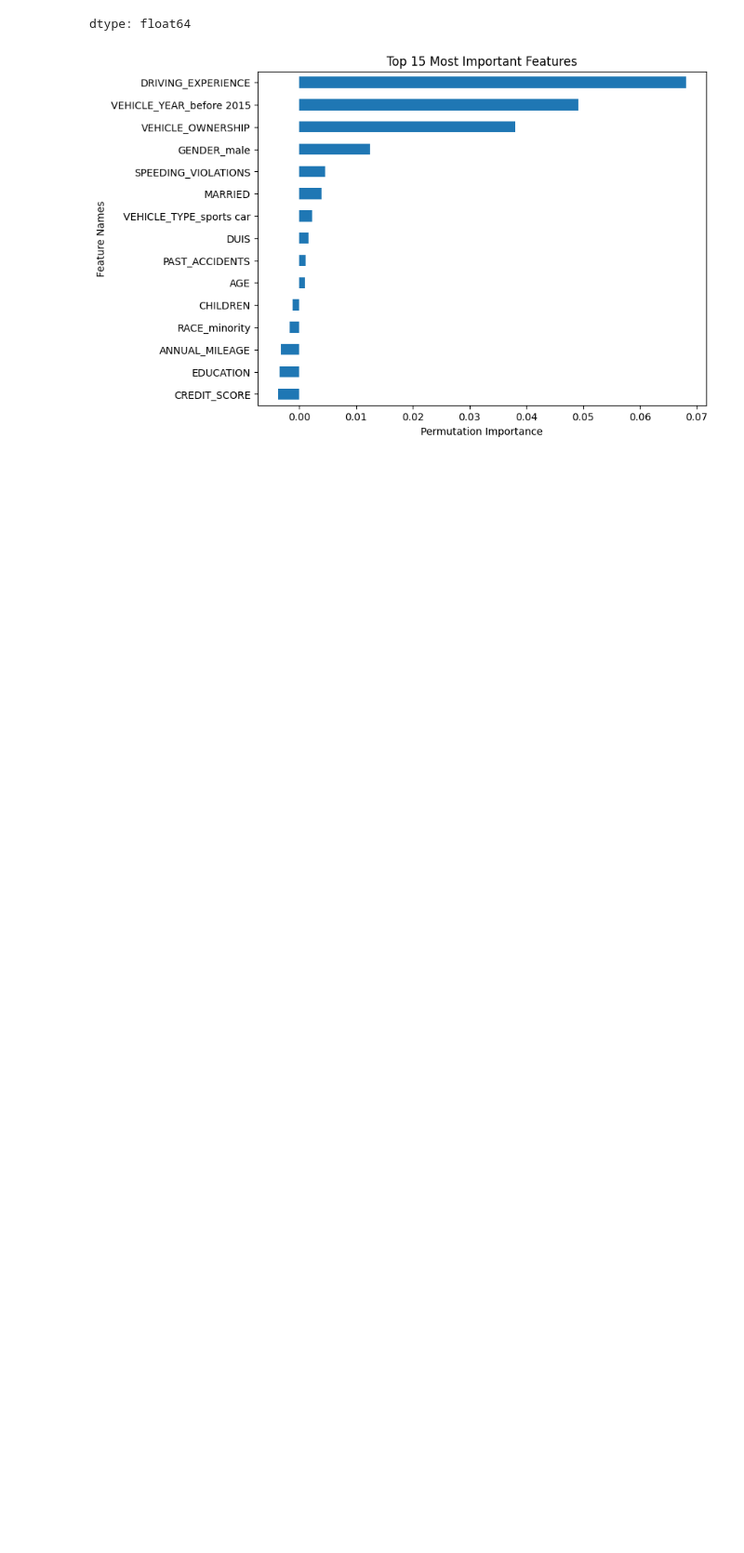
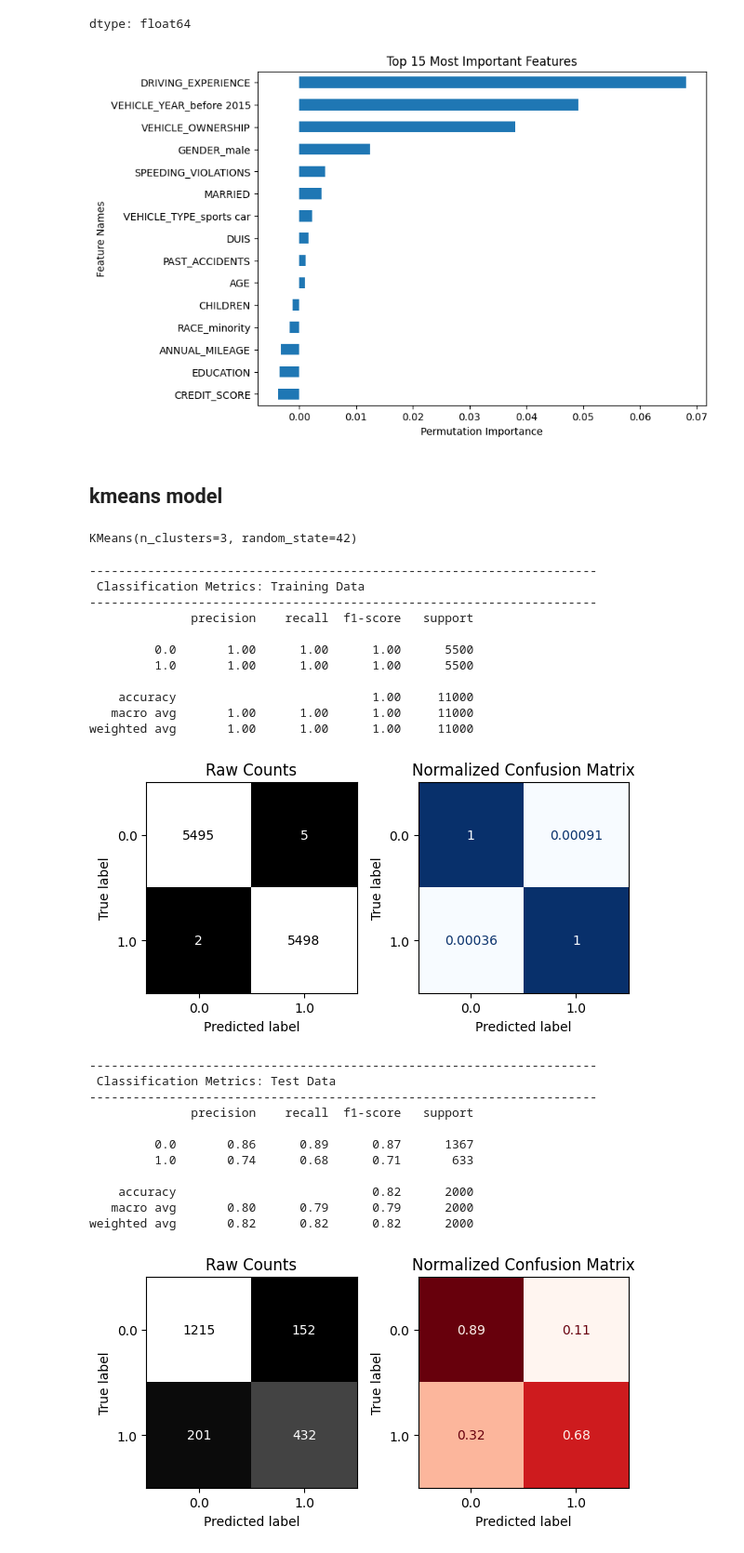
Before and after one commit to farahwadya/Car-insurance-intermediate-machine-learning-project, a Jupyter notebook: Car_insurance_prj.ipynb, the cells around one changed output. Shown at 93% size. Drawn from its saved outputs; the diff is of its cells as text; code cells hidden in the pictures; blank space fills up the shorter version.

```diff
--- a/Car_insurance_prj.ipynb
+++ b/Car_insurance_prj.ipynb
@@ -829,3 +829,44 @@ ax = plot_importance(permutation_importances,top_n=15)
 ax.set(xlabel='Permutation Importance');
 # %% [output]
 [figure]
+# %% [markdown]
+## kmeans model
+# %%
+from sklearn.cluster import KMeans
+
+kmeans = KMeans(n_clusters=3, random_state=42, n_init='auto')
+kmeans.fit(X_train_res)  # التدريب على X_train فقط
+# %% [output]
+KMeans(n_clusters=3, random_state=42)
+# %%
+# Cluster labels كfeature جديد
+X_train_res['cluster'] = kmeans.labels_
+X_test_tf['cluster'] = kmeans.predict(X_test_tf)
+# %%
+rf_clf.fit(X_train_res, y_train_res)
+evaluate_classification(rf_clf, X_train_res ,y_train_res, X_test_tf, y_test)
+# %% [output]
+----------------------------------------------------------------------
+ Classification Metrics: Training Data
+----------------------------------------------------------------------
+              precision    recall  f1-score   support
+
+         0.0       1.00      1.00      1.00      5500
+         1.0       1.00      1.00      1.00      5500
+
+    accuracy                           1.00     11000
+   macro avg       1.00      1.00      1.00     11000
+weighted avg       1.00      1.00      1.00     11000
+[figure, added]
+----------------------------------------------------------------------
+ Classification Metrics: Test Data
+----------------------------------------------------------------------
+              precision    recall  f1-score   support
+
+         0.0       0.86      0.89      0.87      1367
+         1.0       0.74      0.68      0.71       633
+
+    accuracy                           0.82      2000
+   macro avg       0.80      0.79      0.79      2000
+weighted avg       0.82      0.82      0.82      2000
+[figure, added]
```
Also changed, not shown: parts of 4 cells of this notebook.
